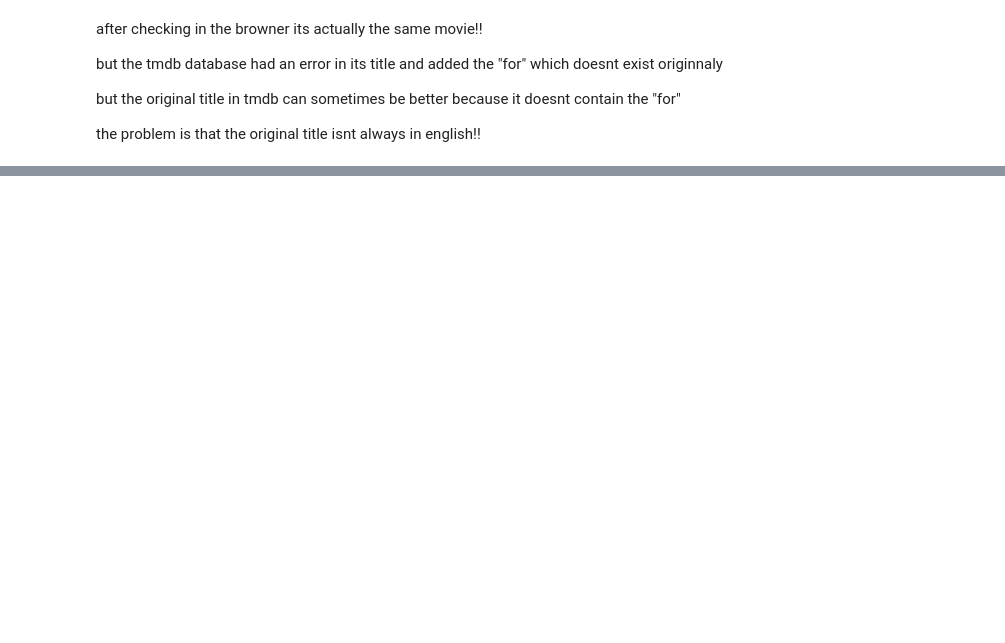
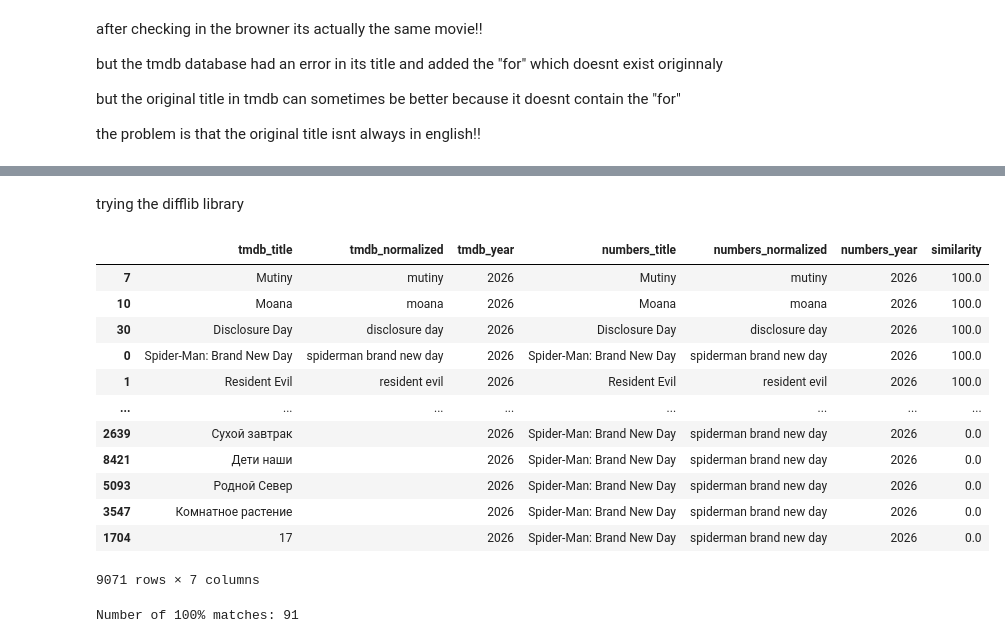
Before and after one commit to sarahmoussaoui/Data-Mining-Movies-Project, a Jupyter notebook: src/cleaning/testing_merge.ipynb, the cells around one changed output, grey strips where cells are left out. Cells and saved outputs as stored; diff of their text form; code cells hidden in the pictures; blank space fills up the shorter version.

```diff
--- a/src/cleaning/testing_merge.ipynb
+++ b/src/cleaning/testing_merge.ipynb
@@ -290,0 +706,79 @@ display(
+# %% [markdown]
+trying the difflib library
+# %%
+import difflib
+
+matches = []
+
+for _, tmdb_row in tmdb_df.iterrows():
+
+    tmdb_title = tmdb_row['title_normalized']
+    tmdb_year = tmdb_row['year']
+
+    # Keep only Numbers movies with the same year
+    numbers_same_year = numbers_df[
+        numbers_df['year'] == tmdb_year
+    ]
+
+    # If there are no movies with this year, skip
+    if numbers_same_year.empty:
+        continue
+
+    best_match = None
+    best_score = -1
+
+    # Compare with all Numbers titles from the same year
+    for _, numbers_row in numbers_same_year.iterrows():
+
+        numbers_title = numbers_row['title_normalized']
+
+        score = difflib.SequenceMatcher(
+            None,
+            tmdb_title,
+            numbers_title
+        ).ratio()
+
+        if score > best_score:
+            best_score = score
+            best_match = numbers_row
+
+    matches.append({
+        'tmdb_title': tmdb_row['title'],
+        'tmdb_normalized': tmdb_title,
+        'tmdb_year': tmdb_year,
+        'numbers_title': best_match['title'],
+        'numbers_normalized': best_match['title_normalized'],
+        'numbers_year': best_match['year'],
+        'similarity': best_score * 100
+    })
+
+tmdb_numbers_difflib = pd.DataFrame(matches)
+
+display(
+    tmdb_numbers_difflib.sort_values(
+        'similarity',
+        ascending=False
+    )
+)
+# %% [output]
+|  | tmdb_title | tmdb_normalized | tmdb_year | numbers_title | numbers_normalized | numbers_year | similarity |
+| 7 | Mutiny | mutiny | 2026 | Mutiny | mutiny | 2026 | 100.0 |
+| 10 | Moana | moana | 2026 | Moana | moana | 2026 | 100.0 |
+| 30 | Disclosure Day | disclosure day | 2026 | Disclosure Day | disclosure day | 2026 | 100.0 |
+| 0 | Spider-Man: Brand New Day | spiderman brand new day | 2026 | Spider-Man: Brand New Day | spiderman brand new day | 2026 | 100.0 |
+| 1 | Resident Evil | resident evil | 2026 | Resident Evil | resident evil | 2026 | 100.0 |
+| ... | ... | ... | ... | ... | ... | ... | ... |
+| 2639 | Сухой завтрак |  | 2026 | Spider-Man: Brand New Day | spiderman brand new day | 2026 | 0.0 |
+| 8421 | Дети наши |  | 2026 | Spider-Man: Brand New Day | spiderman brand new day | 2026 | 0.0 |
+| 5093 | Родной Север |  | 2026 | Spider-Man: Brand New Day | spiderman brand new day | 2026 | 0.0 |
+| 3547 | Комнатное растение |  | 2026 | Spider-Man: Brand New Day | spiderman brand new day | 2026 | 0.0 |
+| 1704 | 17 |  | 2026 | Spider-Man: Brand New Day | spiderman brand new day | 2026 | 0.0 |
+9071 rows × 7 columns
+# %%
+number_100_matches = (
+    tmdb_numbers_difflib['similarity'] == 100
+).sum()
+
+print("Number of 100% matches:", number_100_matches)
+# %% [output]
+Number of 100% matches: 91
```
Also changed, not shown: parts of 47 cells of this notebook.
